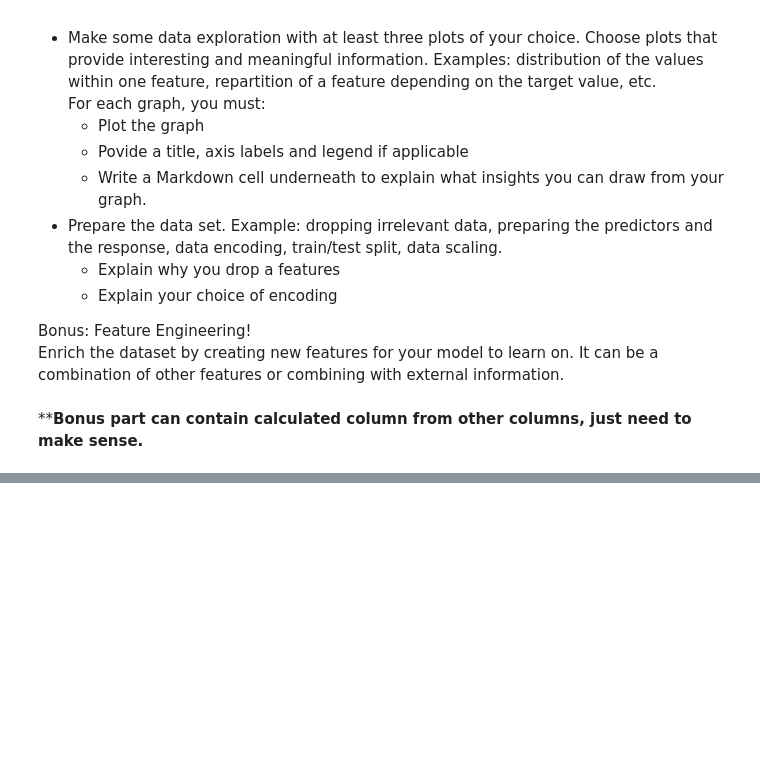
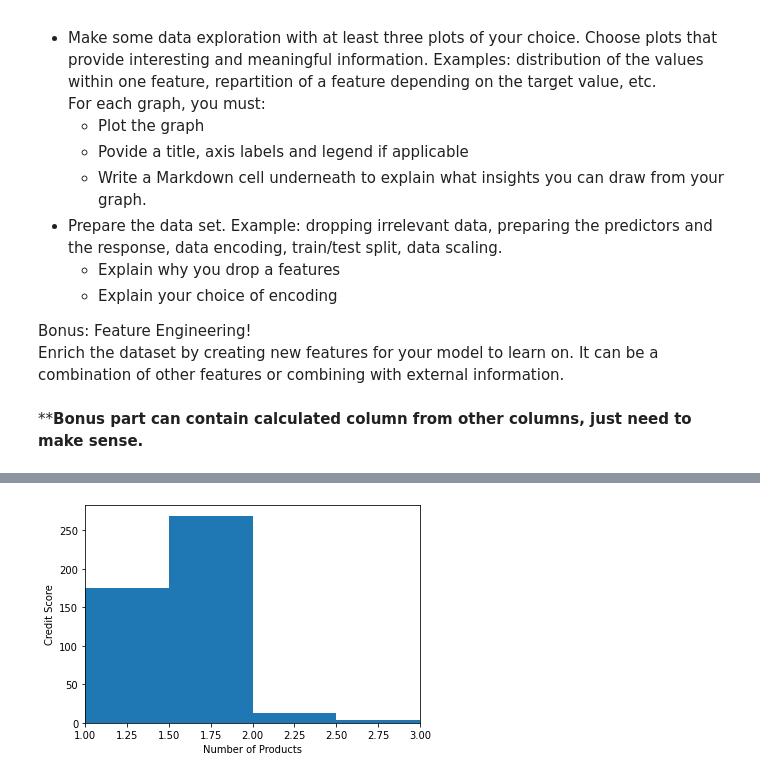
Before and after one commit to ediziks/EPITA-DSA-Notes, a Jupyter notebook: FoundationsOfStatisticalAnalysisAndMachineLearning[FSAML]/class2/Assignment2/ML_course02_practice.ipynb, the cells around one changed output, grey strips where cells are left out. Cells and saved outputs as stored; diff of their text form; code cells hidden in the pictures; blank space fills up the shorter version.

```diff
--- a/FoundationsOfStatisticalAnalysisAndMachineLearning[FSAML]/class2/Assignment2/ML_course02_practice.ipynb
+++ b/FoundationsOfStatisticalAnalysisAndMachineLearning[FSAML]/class2/Assignment2/ML_course02_practice.ipynb
@@ -97,3 +58,0 @@ dataset_raw.sample(n=10)
-# %%
-dataset_raw.drop('Exited', axis=1, inplace=True)
-dataset_raw.sample(n=10)
@@ -131,0 +104,9 @@ dataset_raw['Surname'].str.findall('[^a-zA-Z\d\s:]').sum()
+# %%
+# check if there's a relation on NumOfProducts and CreditScore
+dataset_raw['NumOfProducts'].groupby(dataset_raw['CreditScore']).mean().plot(kind='hist', bins=4)
+plt.xlabel('Number of Products')
+plt.xlim((1, 3))
+plt.ylabel('Credit Score')
+plt.show()
+# %% [output]
+[figure, added]
```
Also changed, not shown: parts of 35 cells of this notebook.
